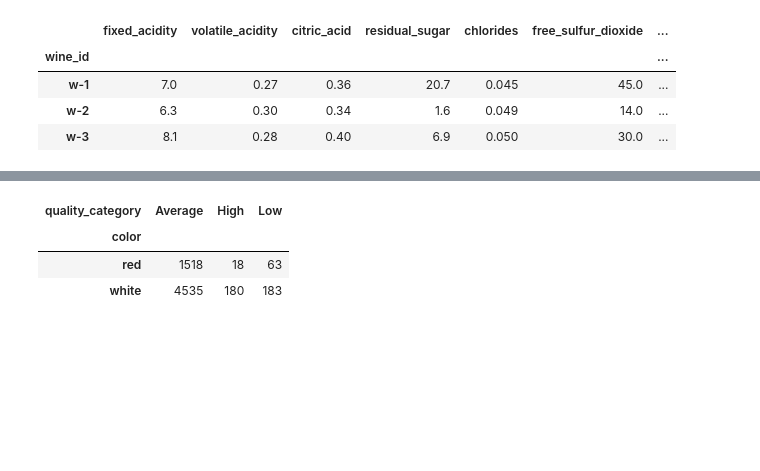
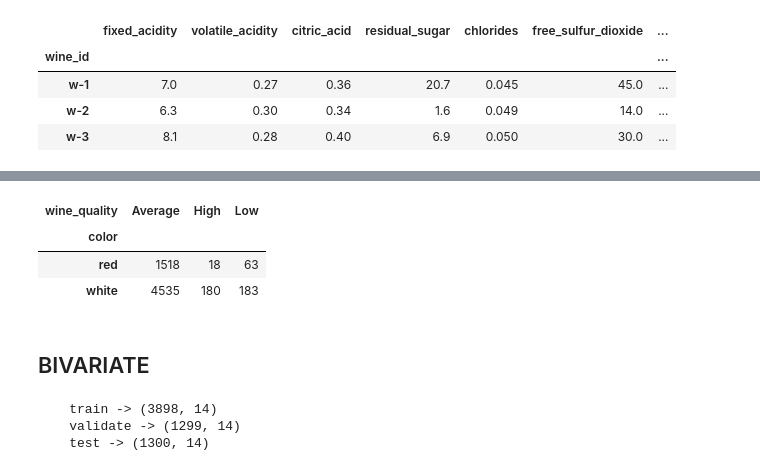
Before and after one commit to Segura-Jorge/wine_ing, a Jupyter notebook: jorge/explore.ipynb, the cells around one changed output, grey strips where cells are left out. Saved outputs shown, nothing was run; the diff lists cells and outputs as text; code cells hidden in the pictures; blank space fills up the shorter version.

```diff
--- a/jorge/explore.ipynb
+++ b/jorge/explore.ipynb
@@ -103,8 +91,17 @@ Distribution of residual_sugar
 # %%
 # comparing the numbers of wine
-pd.crosstab(df.color, df.quality_category)
+pd.crosstab(df.color, df.wine_quality)
 # %% [output]
-| quality_category | Average | High | Low |
+| wine_quality | Average | High | Low |
 | color |  |  |  |
 | red | 1518 | 18 | 63 |
 | white | 4535 | 180 | 183 |
+# %% [markdown]
+## BIVARIATE
+# %%
+# split data
+train, validate, test = e.split_data(df)
+# %% [output]
+    train -> (3898, 14)
+    validate -> (1299, 14)
+    test -> (1300, 14)
```
Also changed, not shown: parts of 18 cells of this notebook, 3 other files.
